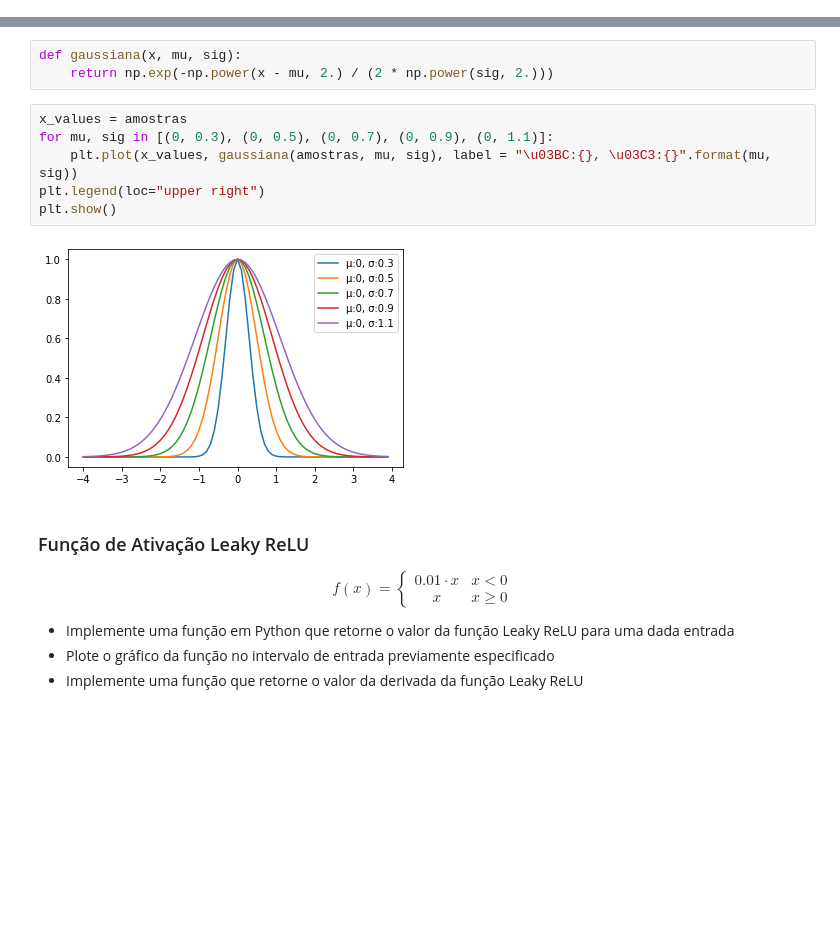
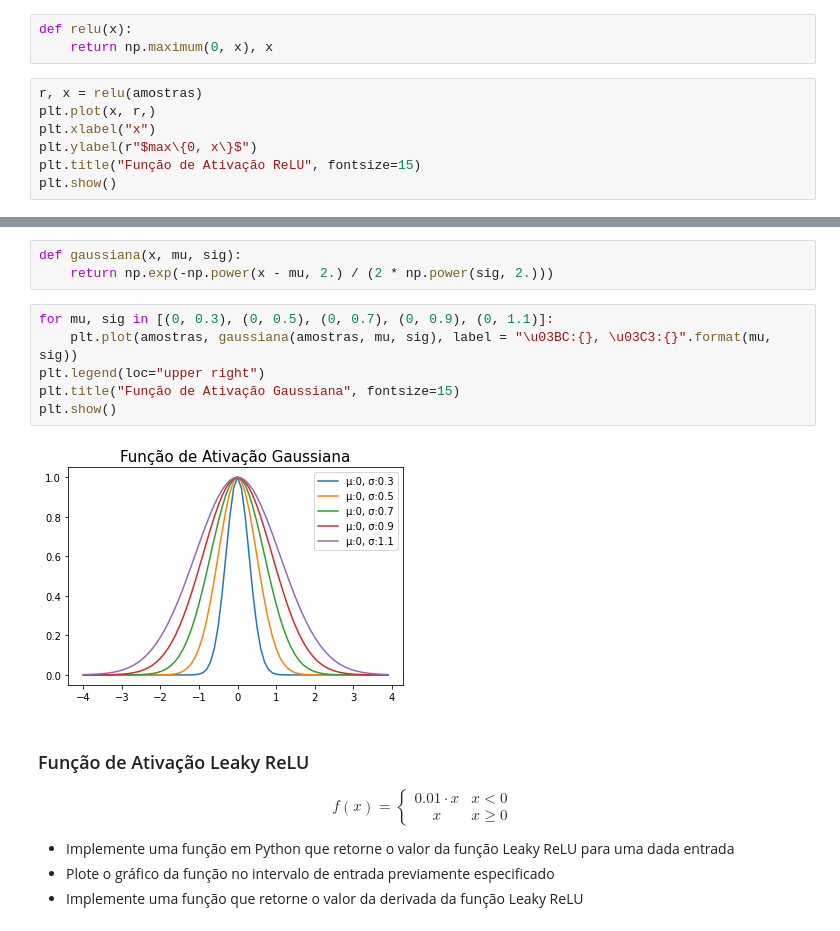
Before and after one commit to erikatilio/RNA-Funcao-Ativacao, a Jupyter notebook: Funções de Ativação.ipynb, the cells around one changed output, grey strips where cells are left out. Saved outputs shown, nothing was run; the diff lists cells and outputs as text; blank space fills up the shorter version.

```diff
--- a/Funções de Ativação.ipynb
+++ b/Funções de Ativação.ipynb
@@ -109,3 +106,13 @@ $$f(x) = max(0,x)$$
 - Implemente uma função em Python que retorne o valor da função ReLU para uma dada entrada
 - Plote o gráfico da função no intervalo de entrada previamente especificado
 - Implemente uma função que retorne o valor da derivada da função ReLU
+# %%
+def relu(x):
+    return np.maximum(0, x), x
+# %%
+r, x = relu(amostras)
+plt.plot(x, r,)
+plt.xlabel("x")
+plt.ylabel(r"$max\{0, x\}$")
+plt.title("Função de Ativação ReLU", fontsize=15)
+plt.show()
@@ -151,13 +160,13 @@ Considere também os seguintes valores ao plotar a função
 def gaussiana(x, mu, sig):
     return np.exp(-np.power(x - mu, 2.) / (2 * np.power(sig, 2.)))
 # %%
-x_values = amostras
 for mu, sig in [(0, 0.3), (0, 0.5), (0, 0.7), (0, 0.9), (0, 1.1)]:
-    plt.plot(x_values, gaussiana(amostras, mu, sig), label = "\u03BC:{}, \u03C3:{}".format(mu, sig))
+    plt.plot(amostras, gaussiana(amostras, mu, sig), label = "\u03BC:{}, \u03C3:{}".format(mu, sig))
 plt.legend(loc="upper right")
+plt.title("Função de Ativação Gaussiana", fontsize=15)
 plt.show()
 # %% [output]
-[figure, old version]
+[figure, new version]
 # %% [markdown]
 ### Função de Ativação Leaky ReLU
 
```
Also changed, not shown: parts of 4 cells of this notebook.
